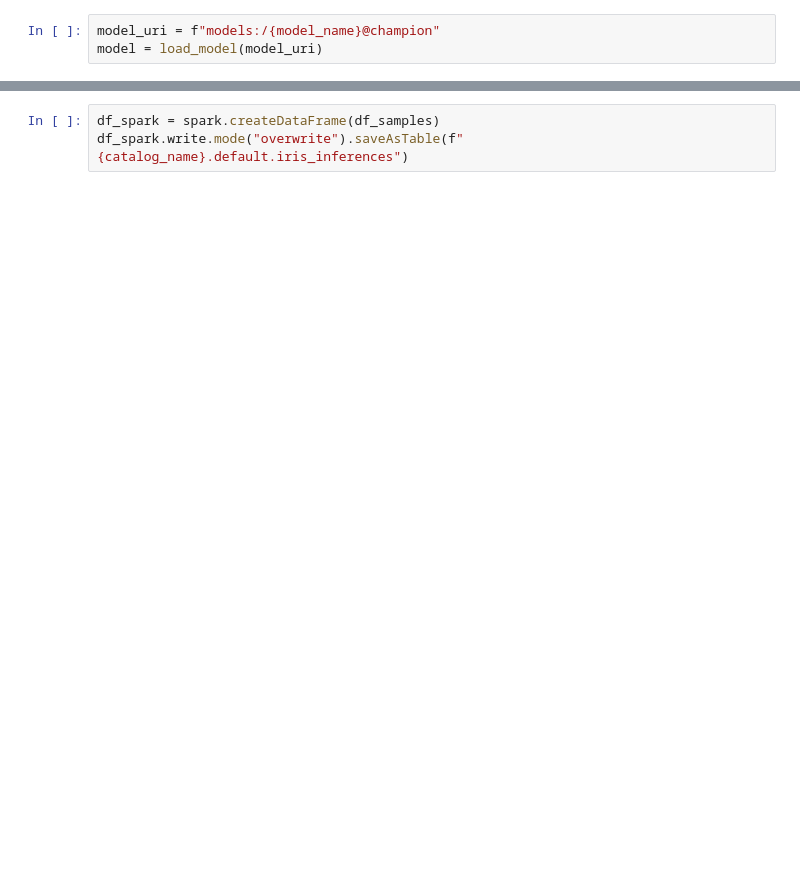
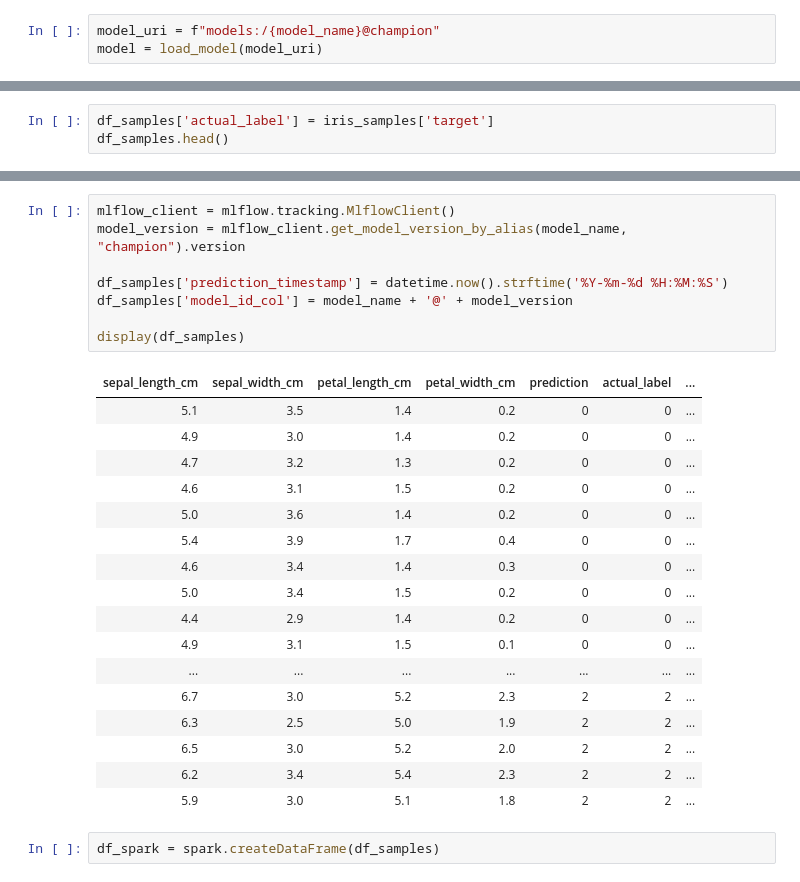
Before and after one commit to pedrozanlorensi/e2e-data-project, a Jupyter notebook: Notebooks/3_Inference/batch-inference.ipynb, the cells around one changed output, grey strips where cells are left out. Drawn from its saved outputs; the diff is of its cells as text; blank space fills up the shorter version.

Commit message:
chore: remove email, feat: add metadata to inference table

```diff
--- a/Notebooks/3_Inference/batch-inference.ipynb
+++ b/Notebooks/3_Inference/batch-inference.ipynb
@@ -31,0 +45,3 @@ df_samples.head()
+# %%
+df_samples['actual_label'] = iris_samples['target']
+df_samples.head()
@@ -32,3 +55,28 @@ df_samples.head()
+# %%
+mlflow_client = mlflow.tracking.MlflowClient()
+model_version = mlflow_client.get_model_version_by_alias(model_name, "champion").version
+
+df_samples['prediction_timestamp'] = datetime.now().strftime('%Y-%m-%d %H:%M:%S')
+df_samples['model_id_col'] = model_name + '@' + model_version
+
+display(df_samples)
+# %% [output]
+| sepal_length_cm | sepal_width_cm | petal_length_cm | petal_width_cm | prediction | actual_label | ... |
+| 5.1 | 3.5 | 1.4 | 0.2 | 0 | 0 | ... |
+| 4.9 | 3.0 | 1.4 | 0.2 | 0 | 0 | ... |
+| 4.7 | 3.2 | 1.3 | 0.2 | 0 | 0 | ... |
+| 4.6 | 3.1 | 1.5 | 0.2 | 0 | 0 | ... |
+| 5.0 | 3.6 | 1.4 | 0.2 | 0 | 0 | ... |
+| 5.4 | 3.9 | 1.7 | 0.4 | 0 | 0 | ... |
+| 4.6 | 3.4 | 1.4 | 0.3 | 0 | 0 | ... |
+| 5.0 | 3.4 | 1.5 | 0.2 | 0 | 0 | ... |
+| 4.4 | 2.9 | 1.4 | 0.2 | 0 | 0 | ... |
+| 4.9 | 3.1 | 1.5 | 0.1 | 0 | 0 | ... |
+| ... | ... | ... | ... | ... | ... | ... |
+| 6.7 | 3.0 | 5.2 | 2.3 | 2 | 2 | ... |
+| 6.3 | 2.5 | 5.0 | 1.9 | 2 | 2 | ... |
+| 6.5 | 3.0 | 5.2 | 2.0 | 2 | 2 | ... |
+| 6.2 | 3.4 | 5.4 | 2.3 | 2 | 2 | ... |
+| 5.9 | 3.0 | 5.1 | 1.8 | 2 | 2 | ... |
 # %%
 df_spark = spark.createDataFrame(df_samples)
-df_spark.write.mode("overwrite").saveAsTable(f"{catalog_name}.default.iris_inferences")
```
Also changed, not shown: parts of 10 cells of this notebook, 4 other files.
